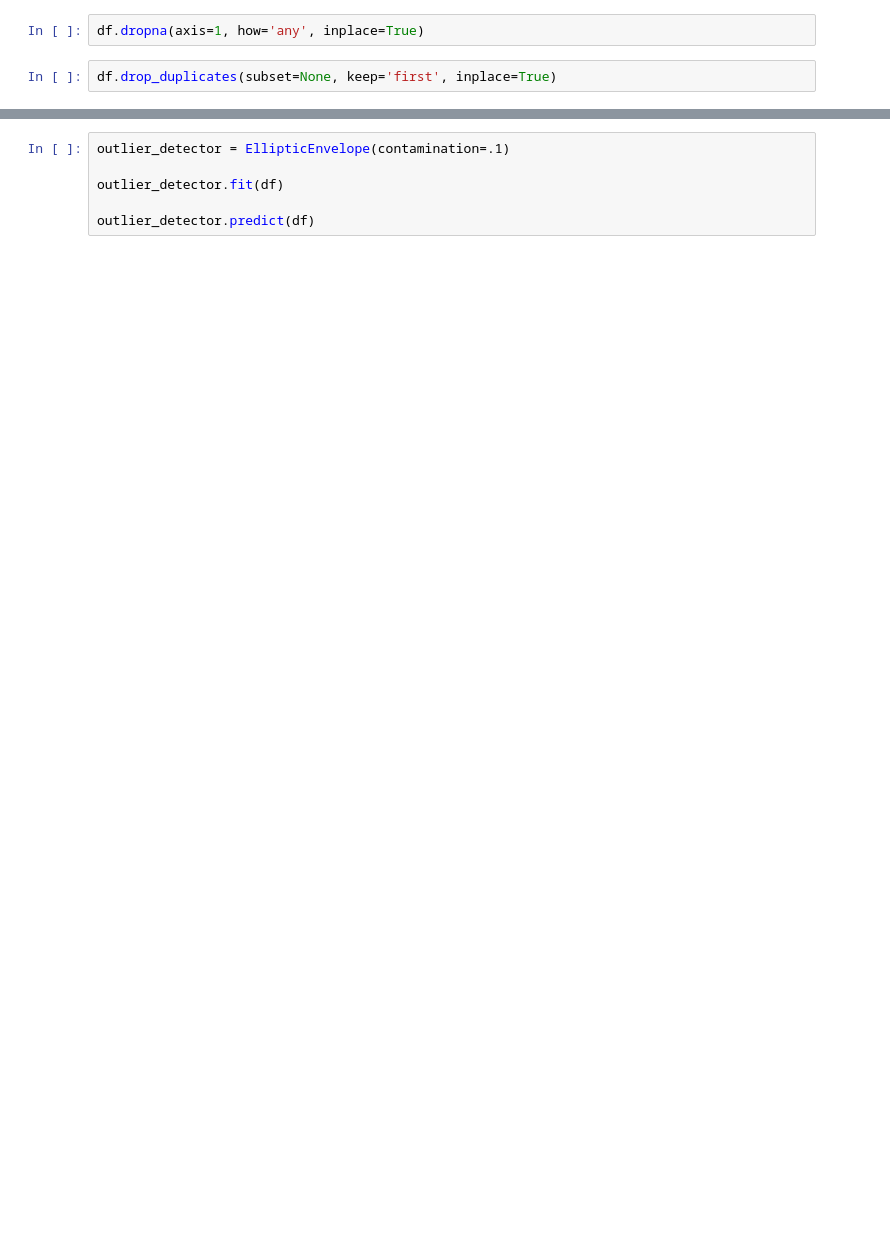
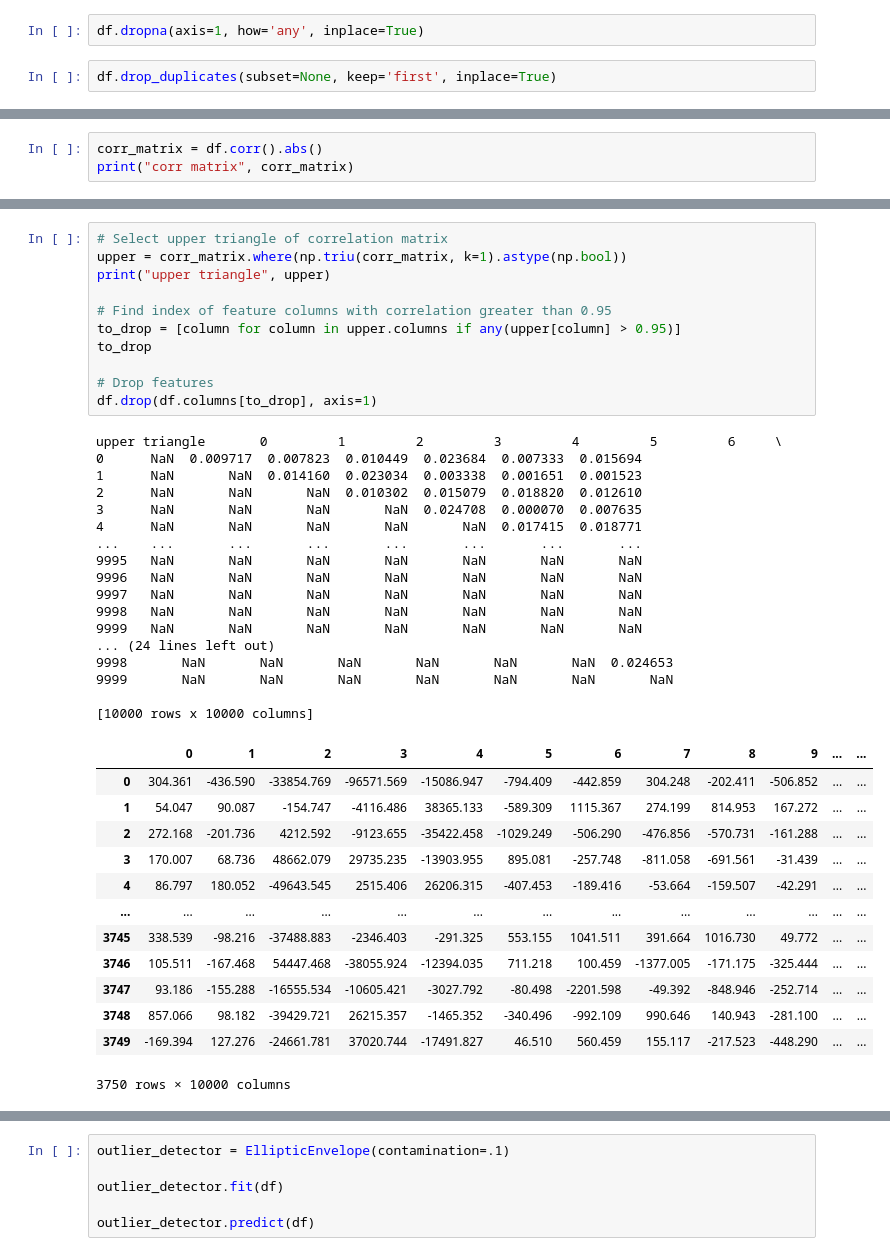
Before and after one commit to karolinablaszka/Project-ML, a Jupyter notebook: preprocessing.ipynb, the cells around one changed output, grey strips where cells are left out. Drawn from its saved outputs; the diff is of its cells as text; blank space fills up the shorter version.

```diff
--- a/preprocessing.ipynb
+++ b/preprocessing.ipynb
@@ -87,0 +85,3 @@ Length: 2296, dtype: int64
+# %%
+corr_matrix = df.corr().abs()
+print("corr matrix", corr_matrix)
@@ -87,0 +106,42 @@ Length: 2296, dtype: int64
+# %%
+# Select upper triangle of correlation matrix
+upper = corr_matrix.where(np.triu(corr_matrix, k=1).astype(np.bool))
+print("upper triangle", upper)
+
+# Find index of feature columns with correlation greater than 0.95
+to_drop = [column for column in upper.columns if any(upper[column] > 0.95)]
+to_drop
+
+# Drop features
+df.drop(df.columns[to_drop], axis=1)
+# %% [output]
+upper triangle       0         1         2         3         4         5         6     \
+0      NaN  0.009717  0.007823  0.010449  0.023684  0.007333  0.015694
+1      NaN       NaN  0.014160  0.023034  0.003338  0.001651  0.001523
+2      NaN       NaN       NaN  0.010302  0.015079  0.018820  0.012610
+3      NaN       NaN       NaN       NaN  0.024708  0.000070  0.007635
+4      NaN       NaN       NaN       NaN       NaN  0.017415  0.018771
+...    ...       ...       ...       ...       ...       ...       ...
+9995   NaN       NaN       NaN       NaN       NaN       NaN       NaN
+9996   NaN       NaN       NaN       NaN       NaN       NaN       NaN
+9997   NaN       NaN       NaN       NaN       NaN       NaN       NaN
+9998   NaN       NaN       NaN       NaN       NaN       NaN       NaN
+9999   NaN       NaN       NaN       NaN       NaN       NaN       NaN
+... (24 lines left out)
+9998       NaN       NaN       NaN       NaN       NaN       NaN  0.024653
+9999       NaN       NaN       NaN       NaN       NaN       NaN       NaN
+
+[10000 rows x 10000 columns]
+|  | 0 | 1 | 2 | 3 | 4 | 5 | 6 | 7 | 8 | 9 | ... | ... |
+| 0 | 304.361 | -436.590 | -33854.769 | -96571.569 | -15086.947 | -794.409 | -442.859 | 304.248 | -202.411 | -506.852 | ... | ... |
+| 1 | 54.047 | 90.087 | -154.747 | -4116.486 | 38365.133 | -589.309 | 1115.367 | 274.199 | 814.953 | 167.272 | ... | ... |
+| 2 | 272.168 | -201.736 | 4212.592 | -9123.655 | -35422.458 | -1029.249 | -506.290 | -476.856 | -570.731 | -161.288 | ... | ... |
+| 3 | 170.007 | 68.736 | 48662.079 | 29735.235 | -13903.955 | 895.081 | -257.748 | -811.058 | -691.561 | -31.439 | ... | ... |
+| 4 | 86.797 | 180.052 | -49643.545 | 2515.406 | 26206.315 | -407.453 | -189.416 | -53.664 | -159.507 | -42.291 | ... | ... |
+| ... | ... | ... | ... | ... | ... | ... | ... | ... | ... | ... | ... | ... |
+| 3745 | 338.539 | -98.216 | -37488.883 | -2346.403 | -291.325 | 553.155 | 1041.511 | 391.664 | 1016.730 | 49.772 | ... | ... |
+| 3746 | 105.511 | -167.468 | 54447.468 | -38055.924 | -12394.035 | 711.218 | 100.459 | -1377.005 | -171.175 | -325.444 | ... | ... |
+| 3747 | 93.186 | -155.288 | -16555.534 | -10605.421 | -3027.792 | -80.498 | -2201.598 | -49.392 | -848.946 | -252.714 | ... | ... |
+| 3748 | 857.066 | 98.182 | -39429.721 | 26215.357 | -1465.352 | -340.496 | -992.109 | 990.646 | 140.943 | -281.100 | ... | ... |
+| 3749 | -169.394 | 127.276 | -24661.781 | 37020.744 | -17491.827 | 46.510 | 560.459 | 155.117 | -217.523 | -448.290 | ... | ... |
+3750 rows × 10000 columns
```
Also changed, not shown: parts of 12 cells of this notebook.
